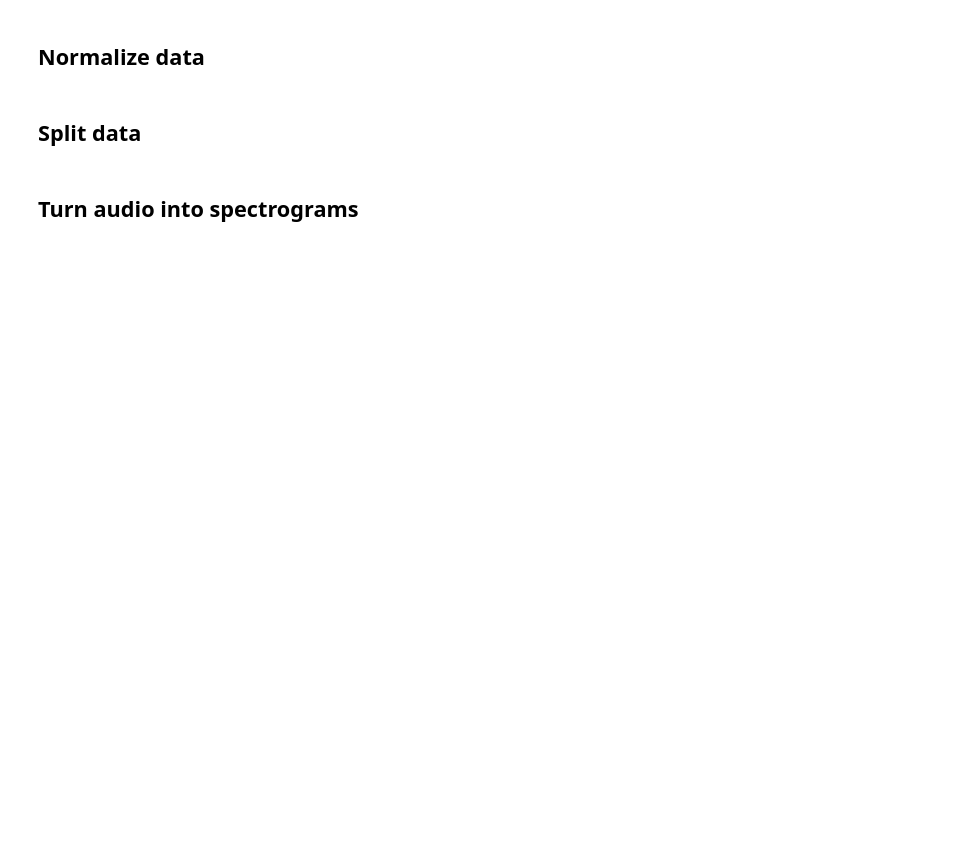
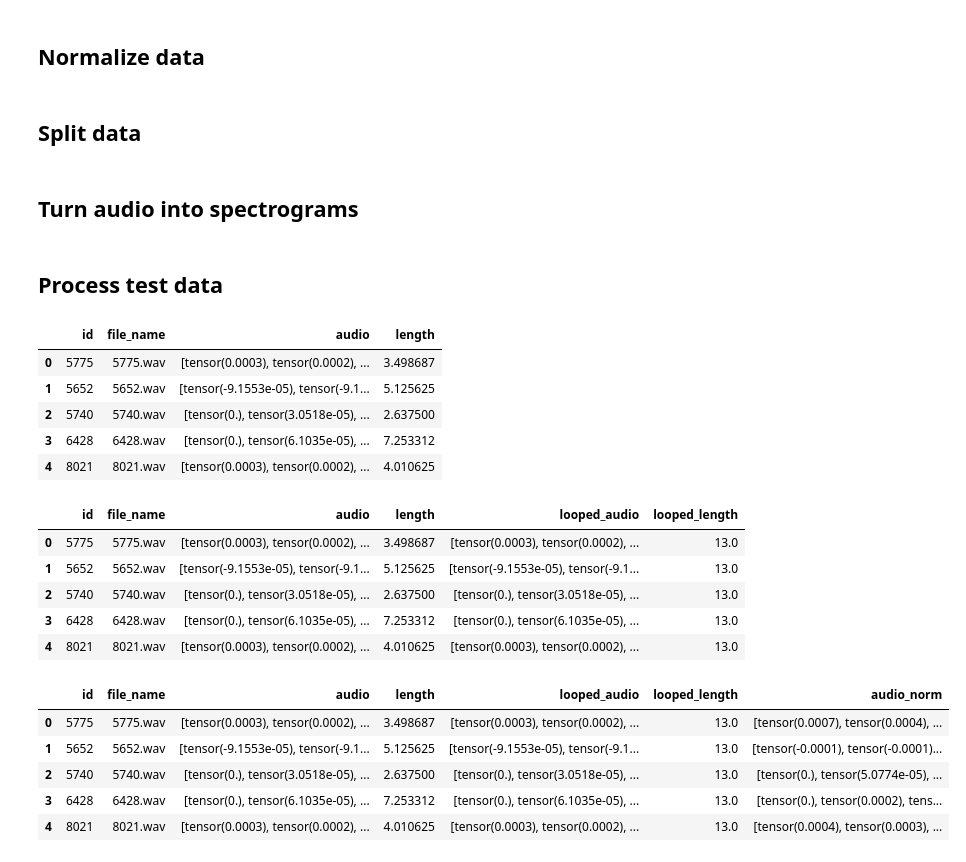
Before and after one commit to Gahtao/DL-Project, a Jupyter notebook: model B/2 Data pre-processing.ipynb, the cells around one changed output. Saved outputs shown, nothing was run; the diff lists cells and outputs as text; code cells hidden in the pictures; blank space fills up the shorter version.

Commit message:
Progress in processing and predicting test set

```diff
--- a/model B/2 Data pre-processing.ipynb
+++ b/model B/2 Data pre-processing.ipynb
@@ -105,3 +108,39 @@ img = librosa.display.specshow(S_dB, x_axis='time', y_axis='mel', sr=16000, ax=a
 fig.colorbar(img, ax=ax, format='%+2.0f dB')
 
 ax.set(title='Mel-frequency spectrogram')
+# %% [markdown]
+## Process test data
+# %%
+# Pre-process test set
+import convenience
+import torch
+df_test, sample_rates = convenience.load_test()
+display(df_test.head())
+
+target_duration = 13
+sr = 16000
+
+df_test, _ = convenience.loop_audio_df(df_test, target_duration=target_duration, sr=sr)
+display(df_test.head())
+
+df_test['audio_norm'] = df_test.looped_audio/[torch.max(torch.abs(df_test.looped_audio[i])) for i in range(len(df_test.looped_audio))]
+display(df_test.head())
+# %% [output]
+|  | id | file_name | audio | length |
+| 0 | 5775 | 5775.wav | [tensor(0.0003), tensor(0.0002), ... | 3.498687 |
+| 1 | 5652 | 5652.wav | [tensor(-9.1553e-05), tensor(-9.1... | 5.125625 |
+| 2 | 5740 | 5740.wav | [tensor(0.), tensor(3.0518e-05), ... | 2.637500 |
+| 3 | 6428 | 6428.wav | [tensor(0.), tensor(6.1035e-05), ... | 7.253312 |
+| 4 | 8021 | 8021.wav | [tensor(0.0003), tensor(0.0002), ... | 4.010625 |
+|  | id | file_name | audio | length | looped_audio | looped_length |
+| 0 | 5775 | 5775.wav | [tensor(0.0003), tensor(0.0002), ... | 3.498687 | [tensor(0.0003), tensor(0.0002), ... | 13.0 |
+| 1 | 5652 | 5652.wav | [tensor(-9.1553e-05), tensor(-9.1... | 5.125625 | [tensor(-9.1553e-05), tensor(-9.1... | 13.0 |
+| 2 | 5740 | 5740.wav | [tensor(0.), tensor(3.0518e-05), ... | 2.637500 | [tensor(0.), tensor(3.0518e-05), ... | 13.0 |
+| 3 | 6428 | 6428.wav | [tensor(0.), tensor(6.1035e-05), ... | 7.253312 | [tensor(0.), tensor(6.1035e-05), ... | 13.0 |
+| 4 | 8021 | 8021.wav | [tensor(0.0003), tensor(0.0002), ... | 4.010625 | [tensor(0.0003), tensor(0.0002), ... | 13.0 |
+|  | id | file_name | audio | length | looped_audio | looped_length | audio_norm |
+| 0 | 5775 | 5775.wav | [tensor(0.0003), tensor(0.0002), ... | 3.498687 | [tensor(0.0003), tensor(0.0002), ... | 13.0 | [tensor(0.0007), tensor(0.0004), ... |
+| 1 | 5652 | 5652.wav | [tensor(-9.1553e-05), tensor(-9.1... | 5.125625 | [tensor(-9.1553e-05), tensor(-9.1... | 13.0 | [tensor(-0.0001), tensor(-0.0001)... |
+| 2 | 5740 | 5740.wav | [tensor(0.), tensor(3.0518e-05), ... | 2.637500 | [tensor(0.), tensor(3.0518e-05), ... | 13.0 | [tensor(0.), tensor(5.0774e-05), ... |
+| 3 | 6428 | 6428.wav | [tensor(0.), tensor(6.1035e-05), ... | 7.253312 | [tensor(0.), tensor(6.1035e-05), ... | 13.0 | [tensor(0.), tensor(0.0002), tens... |
+| 4 | 8021 | 8021.wav | [tensor(0.0003), tensor(0.0002), ... | 4.010625 | [tensor(0.0003), tensor(0.0002), ... | 13.0 | [tensor(0.0004), tensor(0.0003), ... |
```
Also changed, not shown: parts of 4 cells of this notebook, 2 other files.
